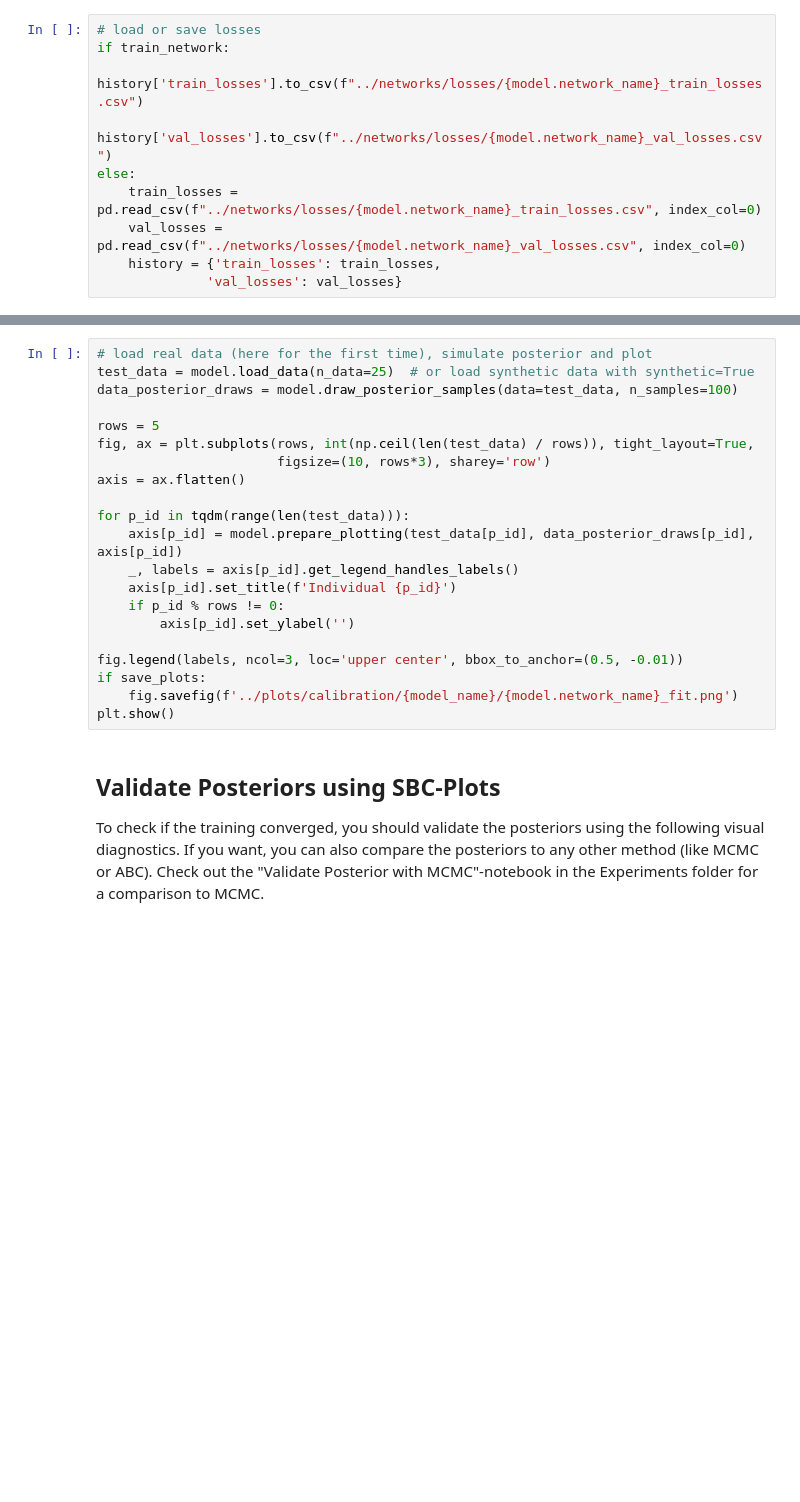
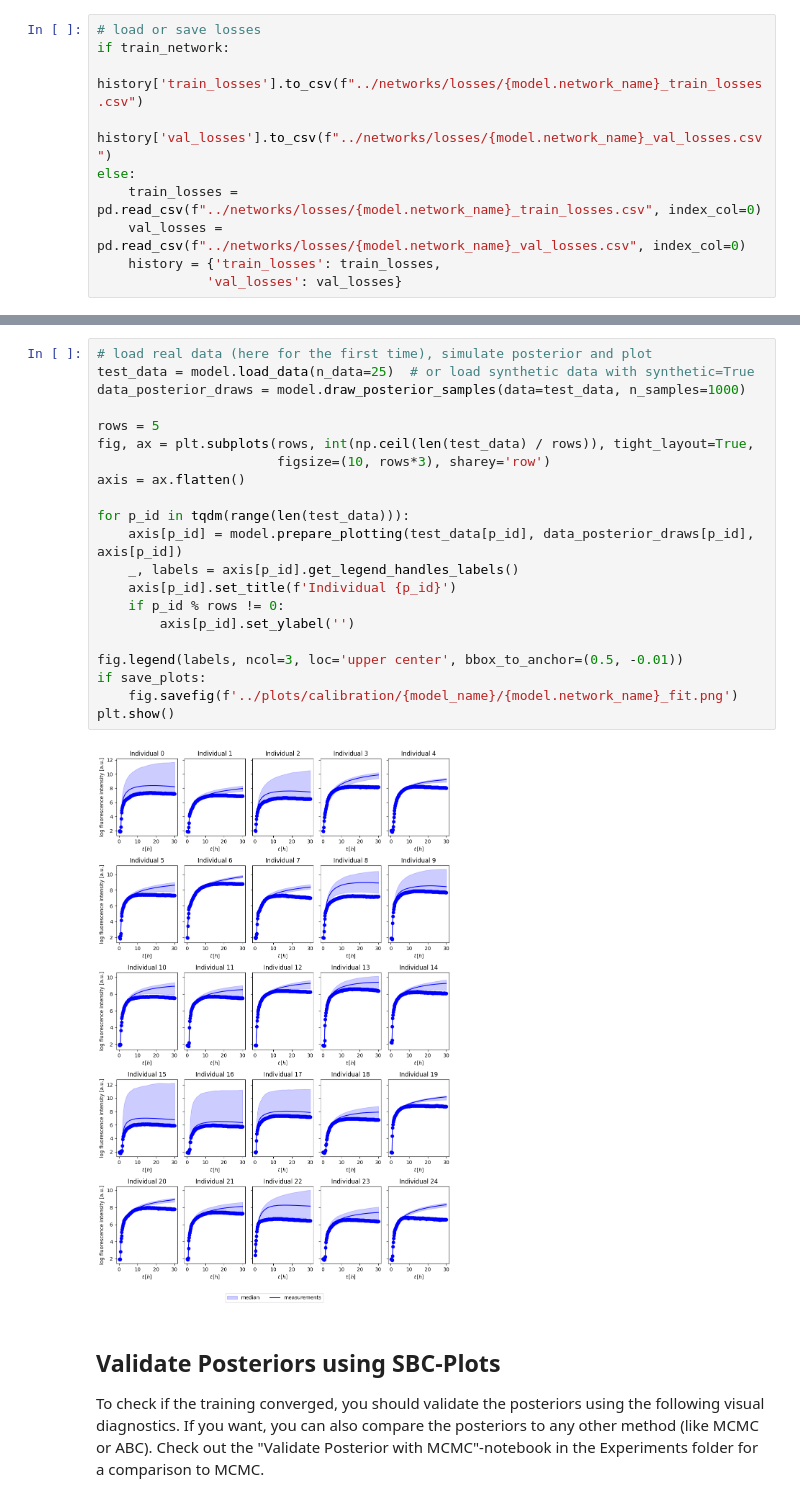
Before and after one commit to arrjon/Amortized-NLME-Models, a Jupyter notebook: Examples/Amortized NLME Simulation & Training.ipynb, the cells around one changed output, grey strips where cells are left out. Drawn from its saved outputs; the diff is of its cells as text; blank space fills up the shorter version.

```diff
--- a/Examples/Amortized NLME Simulation & Training.ipynb
+++ b/Examples/Amortized NLME Simulation & Training.ipynb
@@ -186,24 +218,26 @@ if save_plots:
 # %%
 # load real data (here for the first time), simulate posterior and plot
 test_data = model.load_data(n_data=25)  # or load synthetic data with synthetic=True
-data_posterior_draws = model.draw_posterior_samples(data=test_data, n_samples=100)
+data_posterior_draws = model.draw_posterior_samples(data=test_data, n_samples=1000)
 
 rows = 5
 fig, ax = plt.subplots(rows, int(np.ceil(len(test_data) / rows)), tight_layout=True,
                        figsize=(10, rows*3), sharey='row')
 axis = ax.flatten()
 
 for p_id in tqdm(range(len(test_data))):
     axis[p_id] = model.prepare_plotting(test_data[p_id], data_posterior_draws[p_id], axis[p_id])
     _, labels = axis[p_id].get_legend_handles_labels()
     axis[p_id].set_title(f'Individual {p_id}')
     if p_id % rows != 0:
         axis[p_id].set_ylabel('')
 
 fig.legend(labels, ncol=3, loc='upper center', bbox_to_anchor=(0.5, -0.01))
 if save_plots:
     fig.savefig(f'../plots/calibration/{model_name}/{model.network_name}_fit.png')
 plt.show()
+# %% [output]
+[figure, added]
 # %% [markdown]
 ## Validate Posteriors using SBC-Plots
 
```
Also changed, not shown: parts of 4 cells of this notebook, 8 other files.
